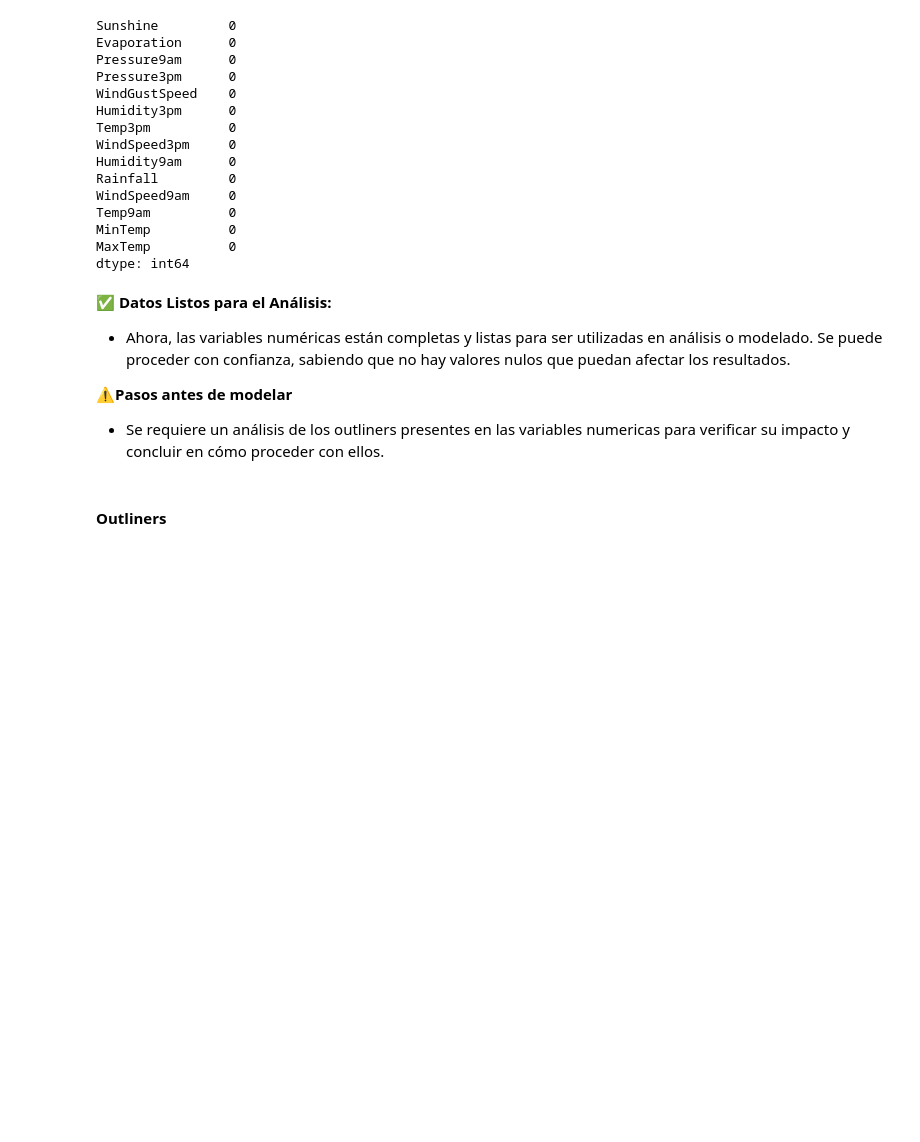
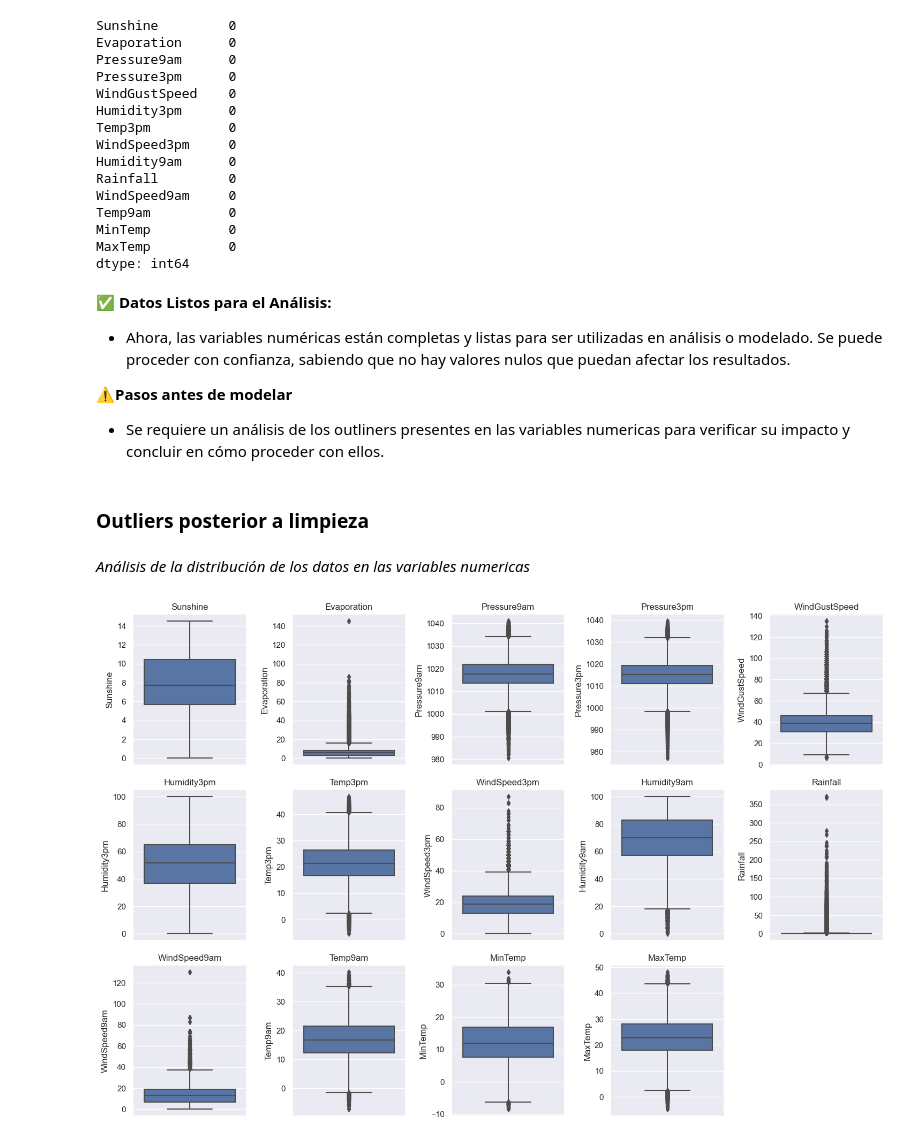
Before and after one commit to Manolowo/MineriadeDatos_Meteorologia, a Jupyter notebook: commonwealth/notebooks/CRISP-DM.ipynb, the cells around one changed output. Drawn from its saved outputs; the diff is of its cells as text; code cells hidden in the pictures; blank space fills up the shorter version.

```diff
--- a/commonwealth/notebooks/CRISP-DM.ipynb
+++ b/commonwealth/notebooks/CRISP-DM.ipynb
@@ -428,0 +458,3 @@ Esta revisión confirma que ambas columnas fueron correctamente transformadas a
+# %%
+df['Date'] = pd.to_datetime(df['Date'], errors='coerce')
+print(df['Date'].head())
@@ -428,0 +472,5 @@ Esta revisión confirma que ambas columnas fueron correctamente transformadas a
+# %%
+df['Year'] = df['Date'].dt.year
+df['Month'] = df['Date'].dt.month
+df['Month_Name'] = df['Date'].dt.strftime('%B')
+print(df[['Date', 'Year', 'Month', 'Month_Name']].head())
@@ -428,0 +488,6 @@ Esta revisión confirma que ambas columnas fueron correctamente transformadas a
+# %%
+le = LabelEncoder()
+df['Location_encoded'] = le.fit_transform(df['Location'])
+# Imprime los valores únicos de la columna 'Location' y sus correspondientes valores codificados
+print("\nValores únicos de 'Location' y sus codificaciones:")
+print(dict(zip(le.classes_, le.transform(le.classes_))))
@@ -543,4 +611,22 @@ Se puede proceder con confianza, sabiendo que no hay valores nulos que puedan af
 ⚠️**Pasos antes de modelar**
 - Se requiere un análisis de los outliners presentes en las variables numericas para verificar su impacto y concluir en cómo proceder con ellos.
 # %% [markdown]
-#### Outliners
+### Outliers posterior a limpieza
+# %% [markdown]
+_Análisis de la distribución de los datos en las variables numericas_
+# %%
+# Lista de variables numéricas
+variables_numericas = ['Sunshine', 'Evaporation', 'Pressure9am', 'Pressure3pm', 'WindGustSpeed', 'Humidity3pm', 'Temp3pm', 'WindSpeed3pm', 'Humidity9am', 'Rainfall', 'WindSpeed9am', 'Temp9am', 'MinTemp', 'MaxTemp']
+
+# Generar boxplots para cada variable numérica
+plt.figure(figsize=(15, 10))
+
+for i, columna in enumerate(variables_numericas):
+    plt.subplot(3, 5, i + 1)
+    sns.boxplot(y=df[columna])
+    plt.title(columna)
+
+plt.tight_layout()
+plt.show()
+# %% [output]
+[figure, added]
```
Also changed, not shown: parts of 28 cells of this notebook, 1 other file.
